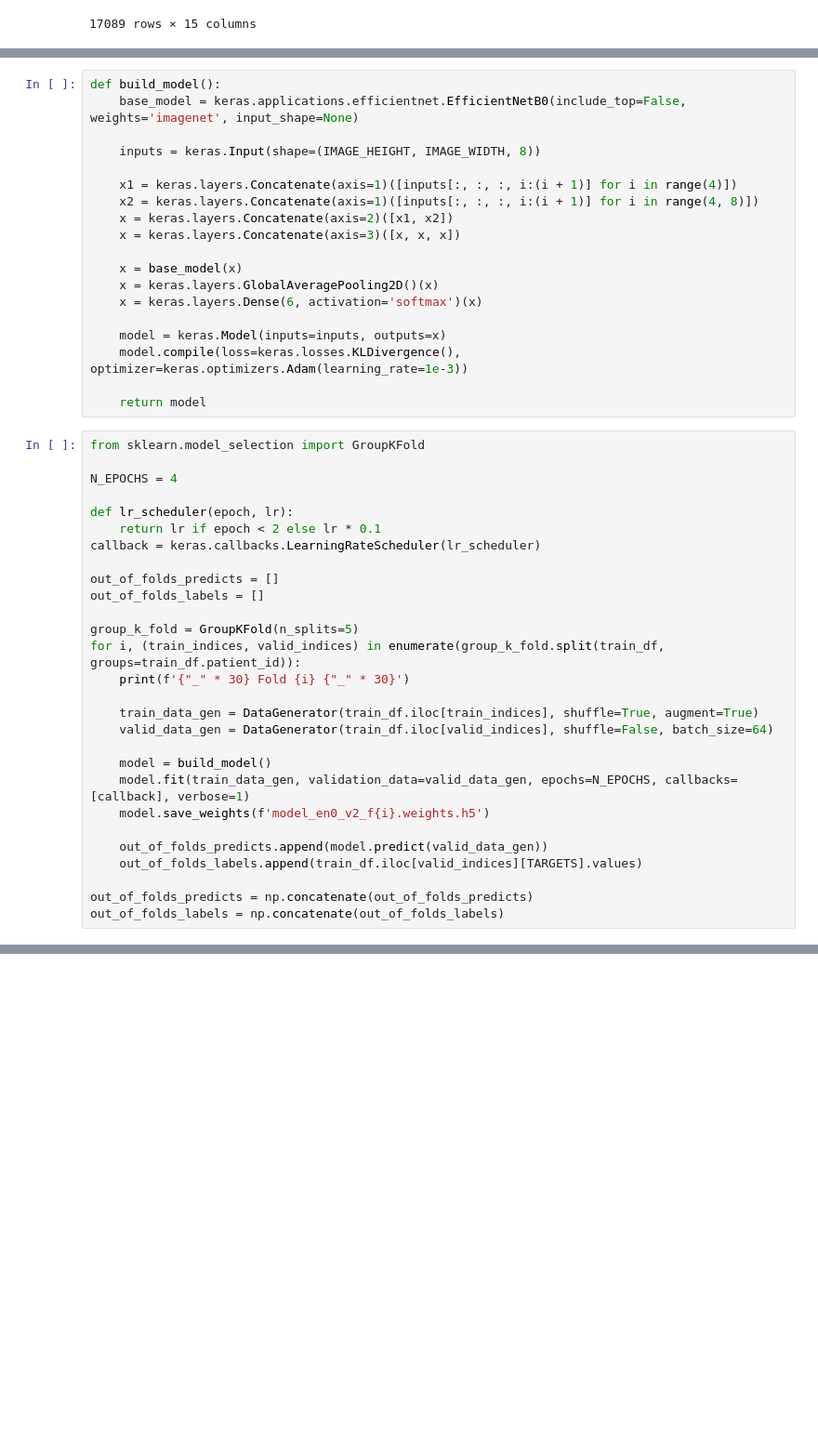
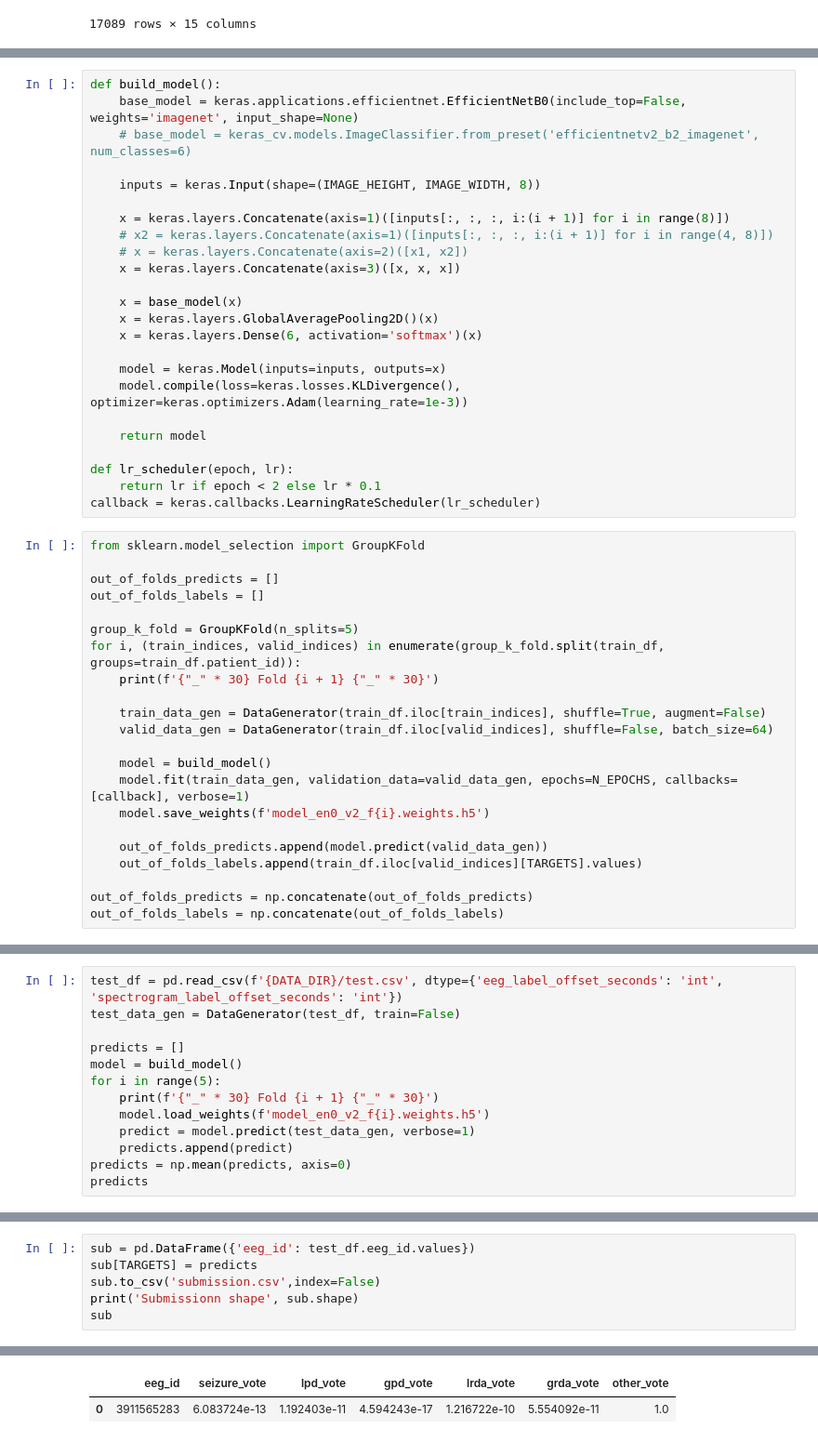
Before and after one commit to rlid/hms-harmful-brain-activity-classification, a Jupyter notebook: fit_enb0.ipynb, the cells around one changed output, grey strips where cells are left out. Shown: that part at 93% size. Cells and saved outputs as stored; diff of their text form; blank space fills up the shorter version.

```diff
--- a/fit_enb0.ipynb
+++ b/fit_enb0.ipynb
@@ -277,12 +290,13 @@ for i, (X, y) in enumerate(gen):
 # %%
 def build_model():
     base_model = keras.applications.efficientnet.EfficientNetB0(include_top=False, weights='imagenet', input_shape=None)
+    # base_model = keras_cv.models.ImageClassifier.from_preset('efficientnetv2_b2_imagenet', num_classes=6)
 
     inputs = keras.Input(shape=(IMAGE_HEIGHT, IMAGE_WIDTH, 8))
 
-    x1 = keras.layers.Concatenate(axis=1)([inputs[:, :, :, i:(i + 1)] for i in range(4)])
-    x2 = keras.layers.Concatenate(axis=1)([inputs[:, :, :, i:(i + 1)] for i in range(4, 8)])
-    x = keras.layers.Concatenate(axis=2)([x1, x2])
+    x = keras.layers.Concatenate(axis=1)([inputs[:, :, :, i:(i + 1)] for i in range(8)])
+    # x2 = keras.layers.Concatenate(axis=1)([inputs[:, :, :, i:(i + 1)] for i in range(4, 8)])
+    # x = keras.layers.Concatenate(axis=2)([x1, x2])
     x = keras.layers.Concatenate(axis=3)([x, x, x])
 
     x = base_model(x)
@@ -293,23 +307,21 @@ def build_model():
     model.compile(loss=keras.losses.KLDivergence(), optimizer=keras.optimizers.Adam(learning_rate=1e-3))
 
     return model
+
+def lr_scheduler(epoch, lr):
+    return lr if epoch < 2 else lr * 0.1
+callback = keras.callbacks.LearningRateScheduler(lr_scheduler)
 # %%
 from sklearn.model_selection import GroupKFold
-
-N_EPOCHS = 4
-
-def lr_scheduler(epoch, lr):
-    return lr if epoch < 2 else lr * 0.1
-callback = keras.callbacks.LearningRateScheduler(lr_scheduler)
 
 out_of_folds_predicts = []
 out_of_folds_labels = []
 
 group_k_fold = GroupKFold(n_splits=5)
 for i, (train_indices, valid_indices) in enumerate(group_k_fold.split(train_df, groups=train_df.patient_id)):
-    print(f'{"_" * 30} Fold {i} {"_" * 30}')
+    print(f'{"_" * 30} Fold {i + 1} {"_" * 30}')
 
-    train_data_gen = DataGenerator(train_df.iloc[train_indices], shuffle=True, augment=True)
+    train_data_gen = DataGenerator(train_df.iloc[train_indices], shuffle=True, augment=False)
     valid_data_gen = DataGenerator(train_df.iloc[valid_indices], shuffle=False, batch_size=64)
 
     model = build_model()
@@ -349,0 +408,13 @@ score(solution=out_of_folds_labels_df, submission=out_of_folds_predicts_df, row_
+# %%
+test_df = pd.read_csv(f'{DATA_DIR}/test.csv', dtype={'eeg_label_offset_seconds': 'int', 'spectrogram_label_offset_seconds': 'int'})
+test_data_gen = DataGenerator(test_df, train=False)
+
+predicts = []
+model = build_model()
+for i in range(5):
+    print(f'{"_" * 30} Fold {i + 1} {"_" * 30}')
+    model.load_weights(f'model_en0_v2_f{i}.weights.h5')
+    predict = model.predict(test_data_gen, verbose=1)
+    predicts.append(predict)
+predicts = np.mean(predicts, axis=0)
+predicts
@@ -349,0 +434,7 @@ score(solution=out_of_folds_labels_df, submission=out_of_folds_predicts_df, row_
+# %%
+sub = pd.DataFrame({'eeg_id': test_df.eeg_id.values})
+sub[TARGETS] = predicts
+sub.to_csv('submission.csv',index=False)
+print('Submissionn shape', sub.shape)
+sub
+# %% [output]
@@ -350,3 +442,5 @@ score(solution=out_of_folds_labels_df, submission=out_of_folds_predicts_df, row_
+|  | eeg_id | seizure_vote | lpd_vote | gpd_vote | lrda_vote | grda_vote | other_vote |
+| 0 | 3911565283 | 6.083724e-13 | 1.192403e-11 | 4.594243e-17 | 1.216722e-10 | 5.554092e-11 | 1.0 |
 # %% [markdown]
 | CV | N_EPOCHS | augment | HOP_LENGTH | IMAGE_WIDTH |
 |---|---|---|---|---|
```
Also changed, not shown: parts of 13 cells of this notebook.
